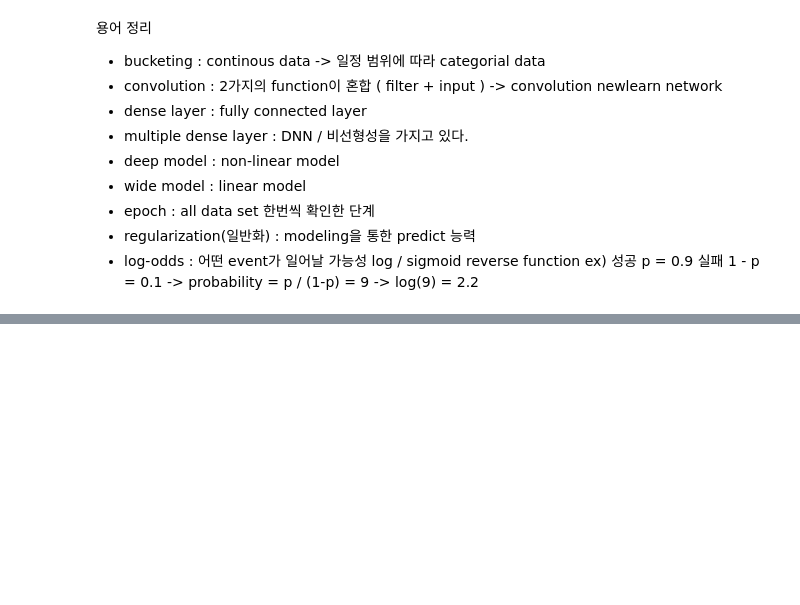
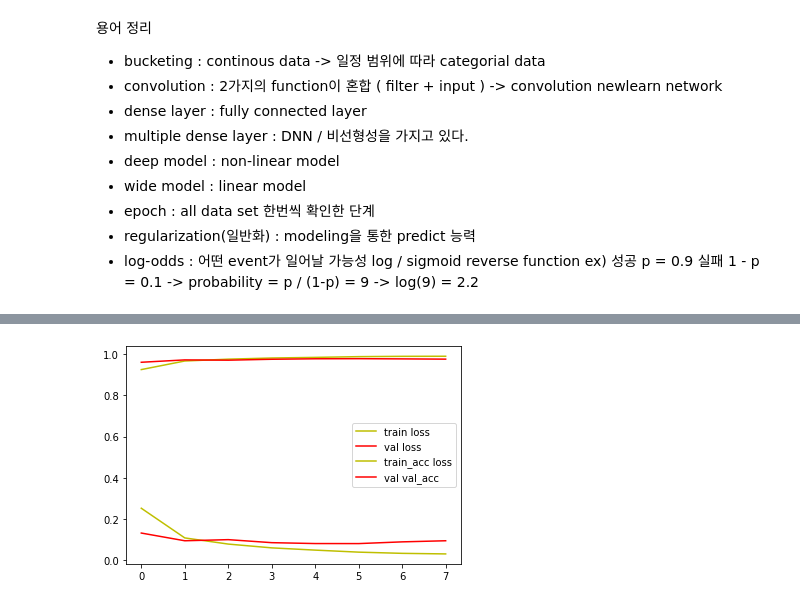
Before and after one commit to Kimuksung/bigdata, a Jupyter notebook: 기본_개념.ipynb, the cells around one changed output, grey strips where cells are left out. Drawn from its saved outputs; the diff is of its cells as text; code cells hidden in the pictures; blank space fills up the shorter version.

```diff
--- a/기본_개념.ipynb
+++ b/기본_개념.ipynb
@@ -166,0 +377,93 @@ ex) 성공 p = 0.9 실패 1 - p = 0.1 -> probability = p / (1-p) = 9 -> log(9) =
+# %%
+'''
+
+   Keras + MNIST( 0 ~ 9 ) + flatten layer + history + drop out + earlystopping
+
+
+first case : one dimesion (28 x 28 ) -> 768
+
+second case : 28 x 28 -> Flatten
+
+'''
+
+import tensorflow as tf
+from tensorflow.keras.utils import to_categorical # Y 변수 전처리
+from tensorflow.keras import Sequential
+from tensorflow.keras.layers import Dense , Flatten ,Dropout
+from tensorflow.keras.models import load_model
+from sklearn.metrics import accuracy_score
+from tensorflow.keras.datasets.mnist import load_data
+from tensorflow.keras.callbacks import EarlyStopping
+
+# x, y data
+(x_train , y_train) , ( x_val , y_val) = load_data()
+x_train.shape # (60000, 28, 28)
+y_train.shape # (60000,)
+
+# data normalize & 2d
+x_train = x_train / 255.
+x_val = x_val / 255.
+x_val.shape # (10000, 28, 28)
+
+#x_train = x_train.reshape(-1,784)
+#x_val = x_val.reshape(-1,784)
+
+
+y_train = to_categorical(y_train)
+y_val = to_categorical(y_val)
+y_val.shape
+
+# 2. Keras Model 생성
+model = Sequential()
+
+# 3. model layer
+# =============================================================================
+# model.add(Dense( 128  , input_shape = (784,) , activation = 'relu')) # hidden layer = [ 784 , 128]
+# model.add(Dense( 64  , activation = 'relu'))  # hidden layer = [ 128 , 64 ]
+# model.add(Dense( 32  , activation = 'relu'))  # hidden layer = [ 64 , 32 ]
+# model.add(Dense( 10 , activation = 'softmax')) # output layer = [ 32 , 3]
+# =============================================================================
+input_shape = (28 , 28)
+model.add(Flatten(input_shape = input_shape )) # flatten layer
+model.add(Dense( 128  , activation = 'relu')) # hidden layer = [ 784 , 128]
+Dropout(rate = 0.5 )
+model.add(Dense( 64  , activation = 'relu'))  # hidden layer = [ 128 , 64 ]
+Dropout(rate = 0.3 )
+model.add(Dense( 32  , activation = 'relu'))  # hidden layer = [ 64 , 32 ]
+Dropout(rate = 0.3 )
+model.add(Dense( 10 , activation = 'softmax')) # output layer = [ 32 , 3]
+
+
+# 4. model compile
+model.compile(optimizer = 'adam', loss = 'categorical_crossentropy' , metrics = ['accuracy'])
+
+# layer check
+model.summary()
+
+# 5. model training
+callback = EarlyStopping(monitor = "val_loss" , patience = 2)
+
+model_fit = model.fit( x= x_train, y=y_train , epochs=15 , verbose=1 ,
+                      validation_data = (x_val , y_val),
+                      callbacks = [callback])
+# callback : 특정 method -> 또 다른 metehod 호출 기
+
+# 5.5 model history
+model_fit.history.keys()
+train_loss = model_fit.history['loss']
+train_acc = model_fit.history['accuracy']
+val_loss = model_fit.history['val_loss']
+val_acc = model_fit.history['val_accuracy']
+
+import matplotlib.pyplot as plt
+plt.plot(train_loss , label = 'train loss',color = 'y' )
+plt.plot(val_loss , label = 'val loss' , color='r')
+plt.legend(loc='best')
+plt.show
+
+
+plt.plot(train_acc , label = 'train_acc loss',color = 'y' )
+plt.plot(val_acc , label = 'val val_acc' , color='r')
+plt.legend(loc='best')
+plt.show
+# %% [output]
@@ -167,3 +488,4 @@ ex) 성공 p = 0.9 실패 1 - p = 0.1 -> probability = p / (1-p) = 9 -> log(9) =
+[figure, added]
 # %% [markdown]
 
 출처:
```
Also changed, not shown: parts of 5 cells of this notebook.
